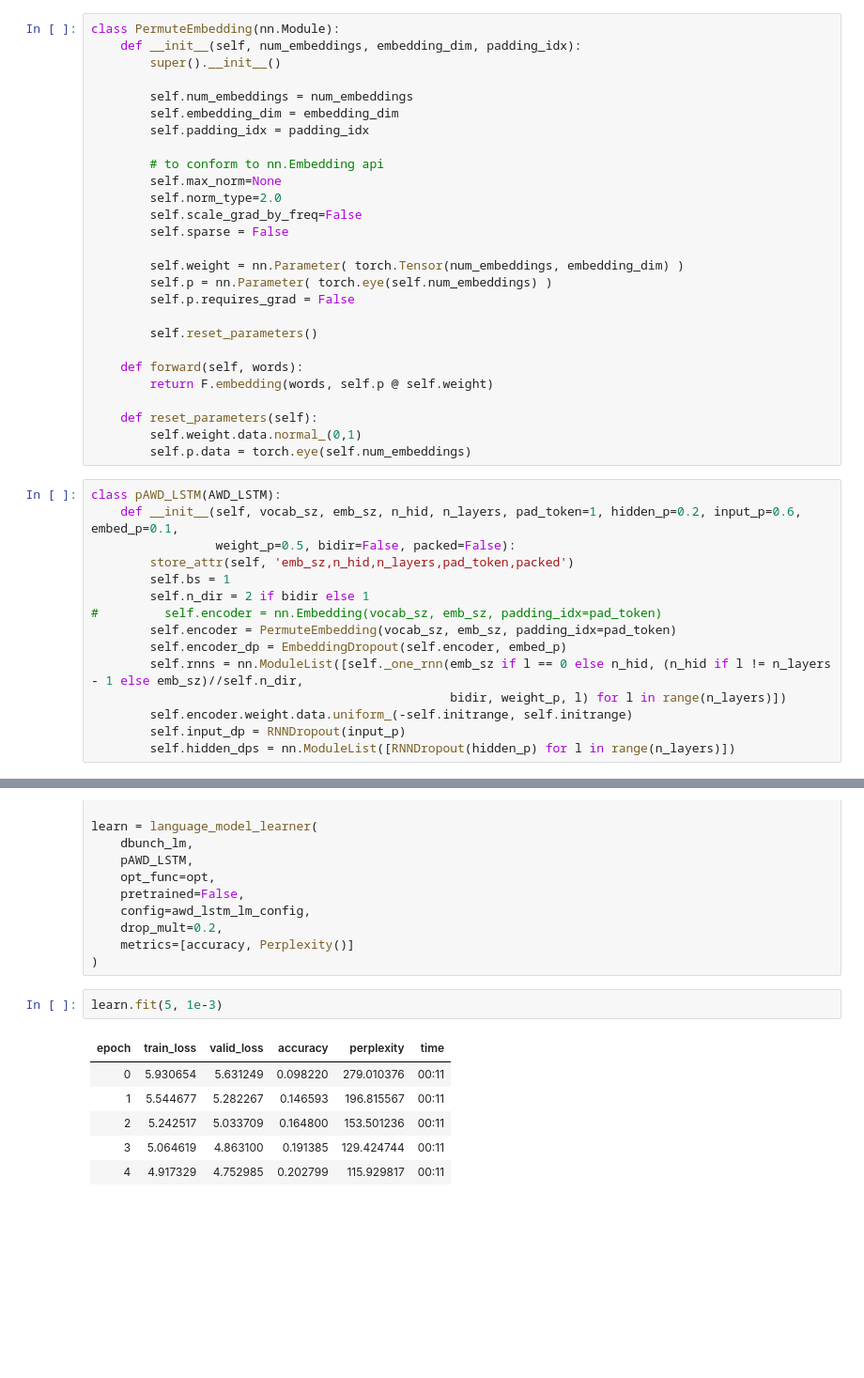
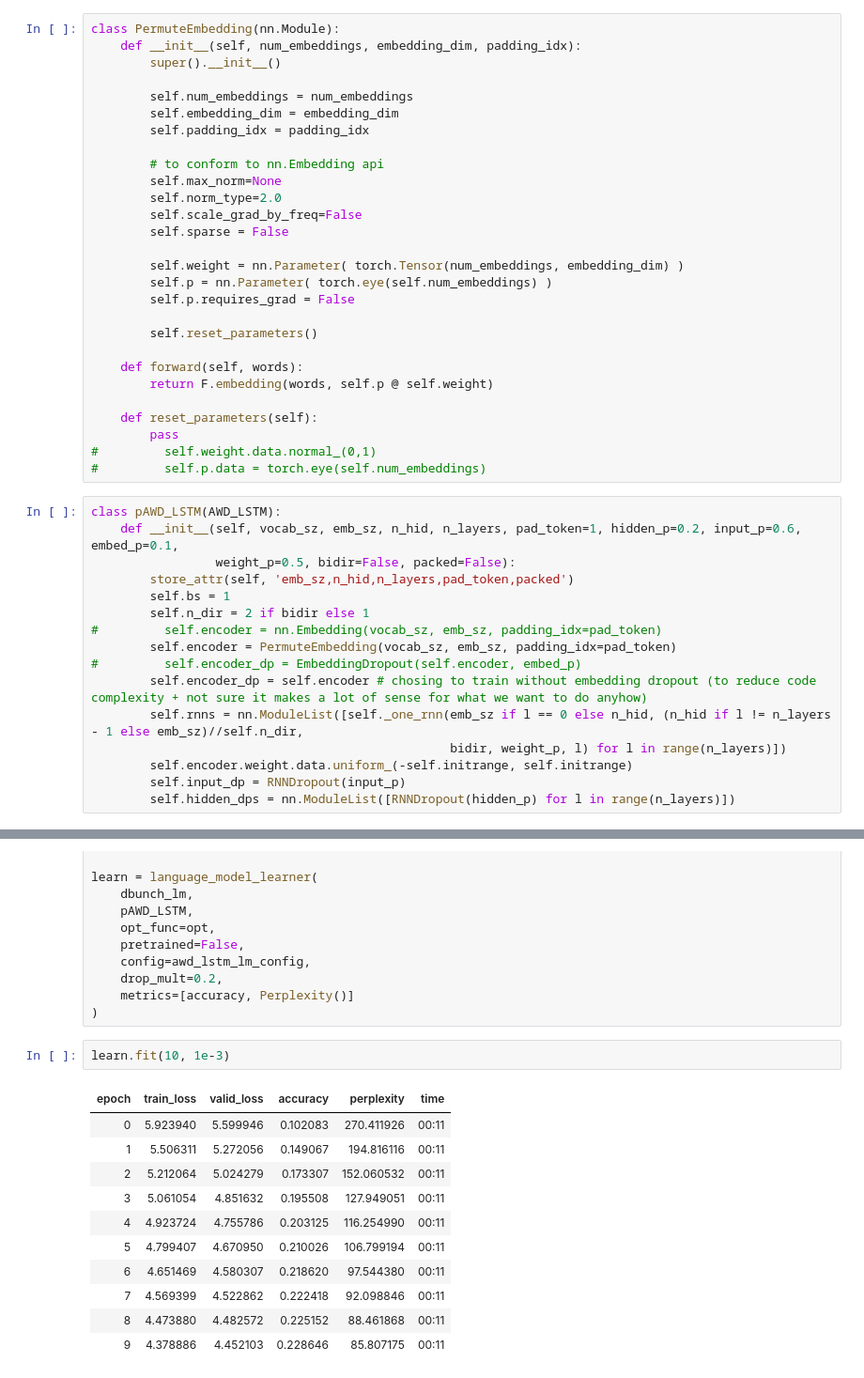
Before and after one commit to earthspecies/decoder-head-unsupervised-translation, a Jupyter notebook: language_play_v9.ipynb, the cells around one changed output, grey strips where cells are left out. Shown at 94% size. Cells and saved outputs as stored; diff of their text form; blank space fills up the shorter version.

```diff
--- a/language_play_v9.ipynb
+++ b/language_play_v9.ipynb
@@ -177,8 +173,9 @@ class PermuteEmbedding(nn.Module):
         return F.embedding(words, self.p @ self.weight)
 
     def reset_parameters(self):
-        self.weight.data.normal_(0,1)
-        self.p.data = torch.eye(self.num_embeddings)
+        pass
+#         self.weight.data.normal_(0,1)
+#         self.p.data = torch.eye(self.num_embeddings)
 # %%
 class pAWD_LSTM(AWD_LSTM):
     def __init__(self, vocab_sz, emb_sz, n_hid, n_layers, pad_token=1, hidden_p=0.2, input_p=0.6, embed_p=0.1,
@@ -188,7 +185,8 @@ class pAWD_LSTM(AWD_LSTM):
         self.n_dir = 2 if bidir else 1
 #         self.encoder = nn.Embedding(vocab_sz, emb_sz, padding_idx=pad_token)
         self.encoder = PermuteEmbedding(vocab_sz, emb_sz, padding_idx=pad_token)
-        self.encoder_dp = EmbeddingDropout(self.encoder, embed_p)
+#         self.encoder_dp = EmbeddingDropout(self.encoder, embed_p)
+        self.encoder_dp = self.encoder # chosing to train without embedding dropout (to reduce code complexity + not sure it makes a lot of sense for what we want to do anyhow)
         self.rnns = nn.ModuleList([self._one_rnn(emb_sz if l == 0 else n_hid, (n_hid if l != n_layers - 1 else emb_sz)//self.n_dir,
                                                  bidir, weight_p, l) for l in range(n_layers)])
         self.encoder.weight.data.uniform_(-self.initrange, self.initrange)
@@ -226,11 +224,16 @@ learn = language_model_learner(
     metrics=[accuracy, Perplexity()]
 )
 # %%
-learn.fit(5, 1e-3)
+learn.fit(10, 1e-3)
 # %% [output]
 | epoch | train_loss | valid_loss | accuracy | perplexity | time |
-| 0 | 5.930654 | 5.631249 | 0.098220 | 279.010376 | 00:11 |
-| 1 | 5.544677 | 5.282267 | 0.146593 | 196.815567 | 00:11 |
-| 2 | 5.242517 | 5.033709 | 0.164800 | 153.501236 | 00:11 |
-| 3 | 5.064619 | 4.863100 | 0.191385 | 129.424744 | 00:11 |
-| 4 | 4.917329 | 4.752985 | 0.202799 | 115.929817 | 00:11 |
+| 0 | 5.923940 | 5.599946 | 0.102083 | 270.411926 | 00:11 |
+| 1 | 5.506311 | 5.272056 | 0.149067 | 194.816116 | 00:11 |
+| 2 | 5.212064 | 5.024279 | 0.173307 | 152.060532 | 00:11 |
+| 3 | 5.061054 | 4.851632 | 0.195508 | 127.949051 | 00:11 |
+| 4 | 4.923724 | 4.755786 | 0.203125 | 116.254990 | 00:11 |
+| 5 | 4.799407 | 4.670950 | 0.210026 | 106.799194 | 00:11 |
+| 6 | 4.651469 | 4.580307 | 0.218620 | 97.544380 | 00:11 |
+| 7 | 4.569399 | 4.522862 | 0.222418 | 92.098846 | 00:11 |
+| 8 | 4.473880 | 4.482572 | 0.225152 | 88.461868 | 00:11 |
+| 9 | 4.378886 | 4.452103 | 0.228646 | 85.807175 | 00:11 |
```
Also changed, not shown: parts of 41 cells of this notebook.
